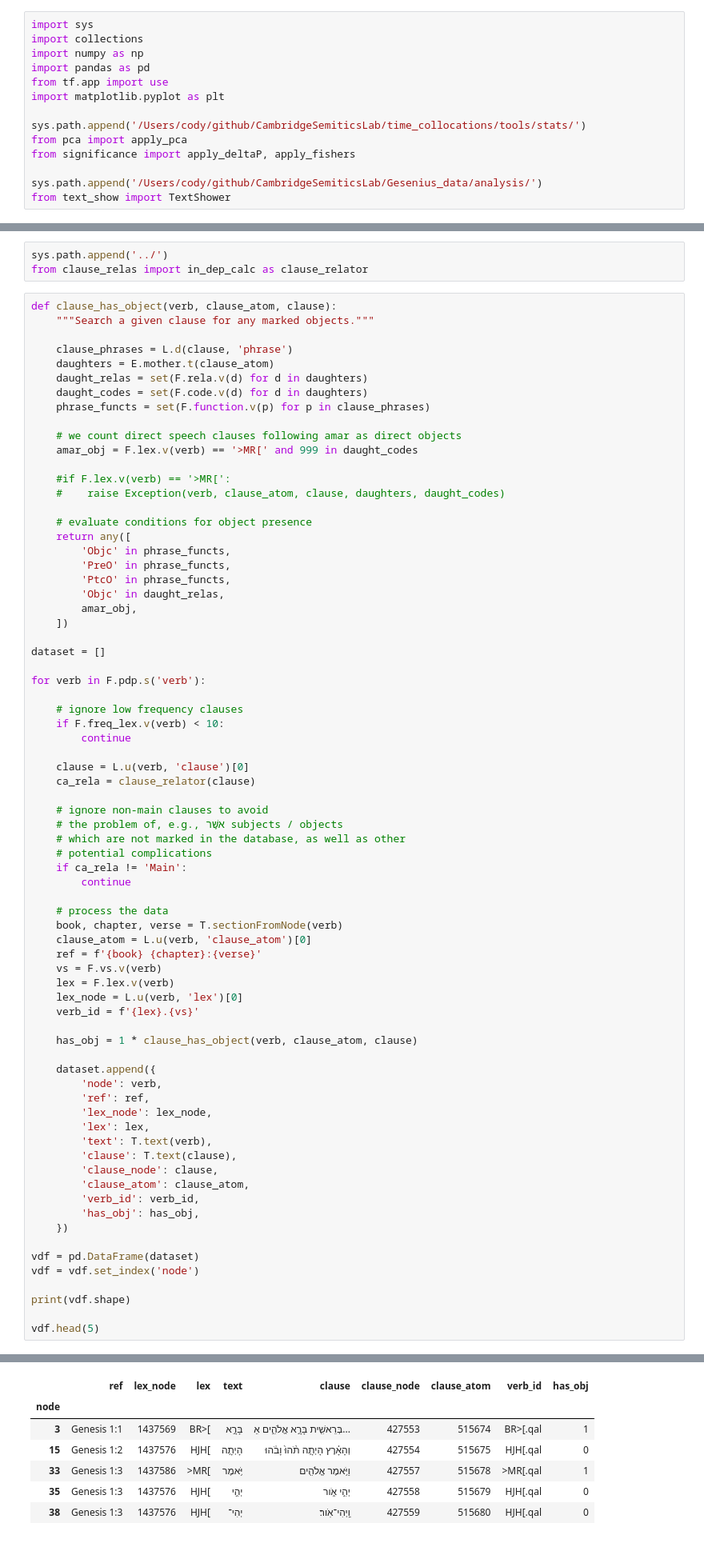
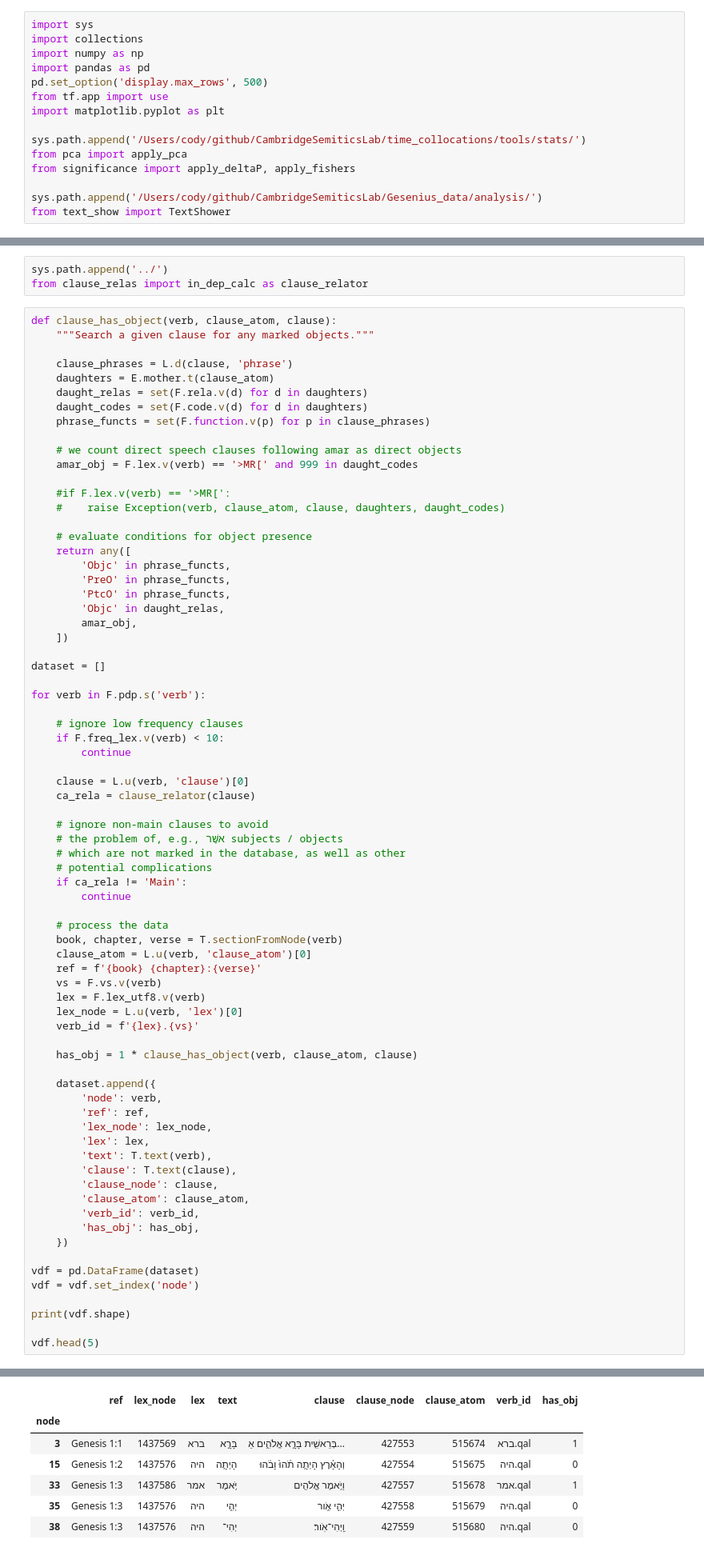
Before and after one commit to CambridgeSemiticsLab/Gesenius_data, a Jupyter notebook: data/verb_dataset/transitivity.ipynb, the cells around one changed output, grey strips where cells are left out. Shown at 80% size. Drawn from its saved outputs; the diff is of its cells as text.

```diff
--- a/data/verb_dataset/transitivity.ipynb
+++ b/data/verb_dataset/transitivity.ipynb
@@ -5,6 +5,7 @@ import sys
 import collections
 import numpy as np
 import pandas as pd
+pd.set_option('display.max_rows', 500)
 from tf.app import use
 import matplotlib.pyplot as plt
 
@@ -97,40 +98,40 @@ for verb in F.pdp.s('verb'):
     clause_atom = L.u(verb, 'clause_atom')[0]
     ref = f'{book} {chapter}:{verse}'
     vs = F.vs.v(verb)
-    lex = F.lex.v(verb)
+    lex = F.lex_utf8.v(verb)
     lex_node = L.u(verb, 'lex')[0]
     verb_id = f'{lex}.{vs}'
 
     has_obj = 1 * clause_has_object(verb, clause_atom, clause)
 
     dataset.append({
         'node': verb,
         'ref': ref,
         'lex_node': lex_node,
         'lex': lex,
         'text': T.text(verb),
         'clause': T.text(clause),
         'clause_node': clause,
         'clause_atom': clause_atom,
         'verb_id': verb_id,
         'has_obj': has_obj,
     })
 
 vdf = pd.DataFrame(dataset)
 vdf = vdf.set_index('node')
 
 print(vdf.shape)
 
 vdf.head(5)
 # %% [output]
 (47840, 9)
 |  | ref | lex_node | lex | text | clause | clause_node | clause_atom | verb_id | has_obj |
 | node |  |  |  |  |  |  |  |  |  |
-| 3 | Genesis 1:1 | 1437569 | BR>[ | בָּרָ֣א | בְּרֵאשִׁ֖ית בָּרָ֣א אֱלֹהִ֑ים אֵ... | 427553 | 515674 | BR>[.qal | 1 |
-| 15 | Genesis 1:2 | 1437576 | HJH[ | הָיְתָ֥ה | וְהָאָ֗רֶץ הָיְתָ֥ה תֹ֨הוּ֙ וָבֹ֔הוּ | 427554 | 515675 | HJH[.qal | 0 |
-| 33 | Genesis 1:3 | 1437586 | >MR[ | יֹּ֥אמֶר | וַיֹּ֥אמֶר אֱלֹהִ֖ים | 427557 | 515678 | >MR[.qal | 1 |
-| 35 | Genesis 1:3 | 1437576 | HJH[ | יְהִ֣י | יְהִ֣י אֹ֑ור | 427558 | 515679 | HJH[.qal | 0 |
-| 38 | Genesis 1:3 | 1437576 | HJH[ | יְהִי־ | וַֽיְהִי־אֹֽור׃ | 427559 | 515680 | HJH[.qal | 0 |
+| 3 | Genesis 1:1 | 1437569 | ברא | בָּרָ֣א | בְּרֵאשִׁ֖ית בָּרָ֣א אֱלֹהִ֑ים אֵ... | 427553 | 515674 | ברא.qal | 1 |
+| 15 | Genesis 1:2 | 1437576 | היה | הָיְתָ֥ה | וְהָאָ֗רֶץ הָיְתָ֥ה תֹ֨הוּ֙ וָבֹ֔הוּ | 427554 | 515675 | היה.qal | 0 |
+| 33 | Genesis 1:3 | 1437586 | אמר | יֹּ֥אמֶר | וַיֹּ֥אמֶר אֱלֹהִ֖ים | 427557 | 515678 | אמר.qal | 1 |
+| 35 | Genesis 1:3 | 1437576 | היה | יְהִ֣י | יְהִ֣י אֹ֑ור | 427558 | 515679 | היה.qal | 0 |
+| 38 | Genesis 1:3 | 1437576 | היה | יְהִי־ | וַֽיְהִי־אֹֽור׃ | 427559 | 515680 | היה.qal | 0 |
 # %%
 ts.show(vdf, spread=10)
 # %% [output]
```
Also changed, not shown: parts of 16 cells of this notebook.
